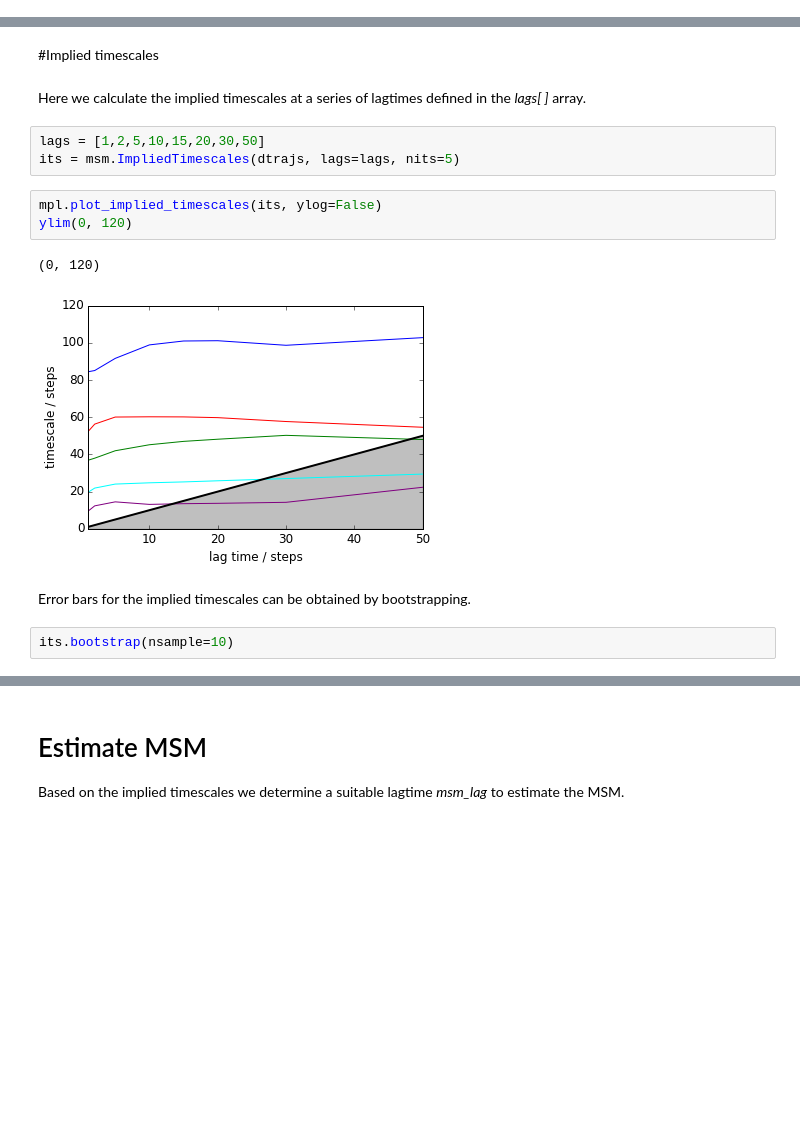
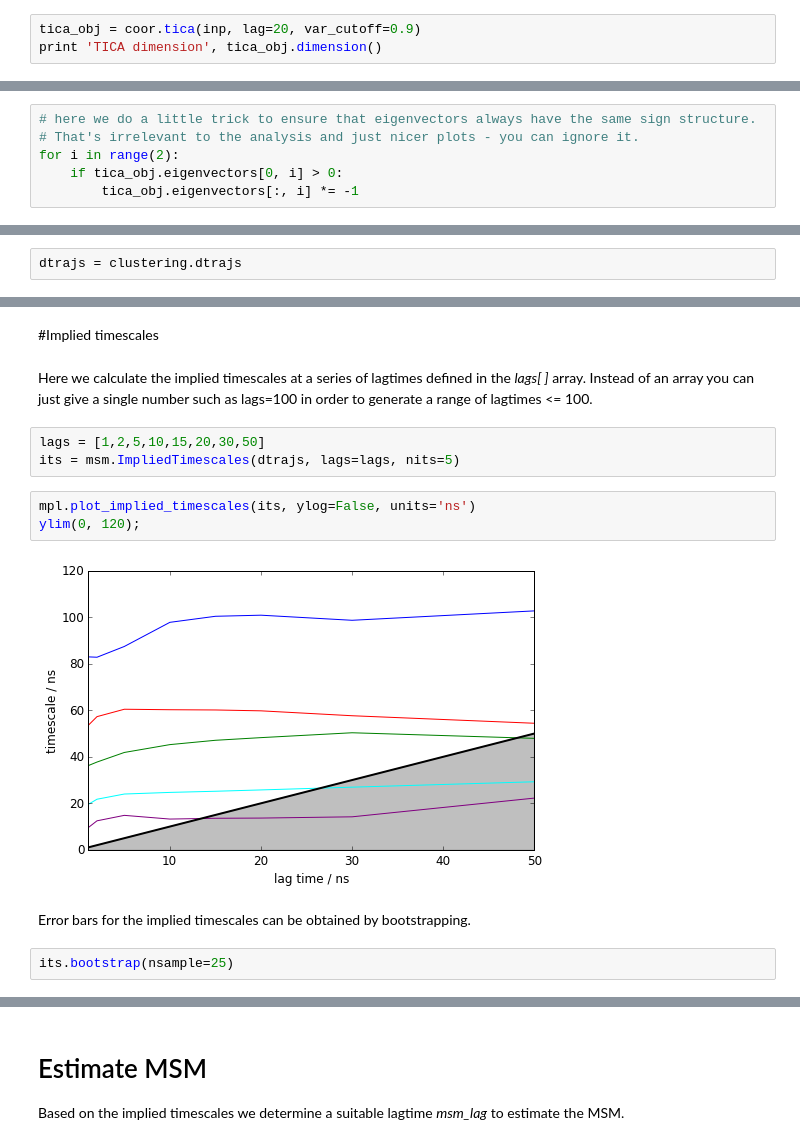
Before and after one commit to markovmodel/PyEMMA_IPython, a Jupyter notebook: md2msm_penta_peptide/md2msm_penta_peptide.ipynb, the cells around one changed output, grey strips where cells are left out. Saved outputs shown, nothing was run; the diff lists cells and outputs as text; blank space fills up the shorter version.

```diff
--- a/md2msm_penta_peptide/md2msm_penta_peptide.ipynb
+++ b/md2msm_penta_peptide/md2msm_penta_peptide.ipynb
@@ -91,0 +77,3 @@ array([ 0.3682124 ,  0.70986172,  0.91980948,  0.9940418 ,  0.99937093,
+# %%
+tica_obj = coor.tica(inp, lag=20, var_cutoff=0.9)
+print 'TICA dimension', tica_obj.dimension()
@@ -91,0 +92,6 @@ array([ 0.3682124 ,  0.70986172,  0.91980948,  0.9940418 ,  0.99937093,
+# %%
+# here we do a little trick to ensure that eigenvectors always have the same sign structure.
+# That's irrelevant to the analysis and just nicer plots - you can ignore it.
+for i in range(2):
+    if tica_obj.eigenvectors[0, i] > 0:
+        tica_obj.eigenvectors[:, i] *= -1
@@ -152,3 +155,5 @@ dtrajs = coor.assign_to_centers(Y, centers=clustering.clustercenters, stride=1,
+# %%
+dtrajs = clustering.dtrajs
 # %% [markdown]
 In order to analyze the distribution of the data to the cluster centers we make a histogram of the discrete trajectories and analyze the distribution of the clustercenters in 2-dimensional TICA space.
 # %%
@@ -173,18 +179,17 @@ The states are well distributed in phase space.
 # %% [markdown]
 #Implied timescales
 # %% [markdown]
-Here we calculate the implied timescales at a series of lagtimes defined in the *lags[ ]* array.
+Here we calculate the implied timescales at a series of lagtimes defined in the *lags[ ]* array. Instead of an array you can just give a single number such as lags=100 in order to generate a range of lagtimes <= 100.
 # %%
 lags = [1,2,5,10,15,20,30,50]
 its = msm.ImpliedTimescales(dtrajs, lags=lags, nits=5)
 # %%
-mpl.plot_implied_timescales(its, ylog=False)
-ylim(0, 120)
+mpl.plot_implied_timescales(its, ylog=False, units='ns')
+ylim(0, 120);
 # %% [output]
-(0, 120)
-[figure, old version]
+[figure, new version]
 # %% [markdown]
 Error bars for the implied timescales can be obtained by bootstrapping.
 # %%
-its.bootstrap(nsample=10)
+its.bootstrap(nsample=25)
 # %%
```
Also changed, not shown: parts of 44 cells of this notebook, 8 other files.
